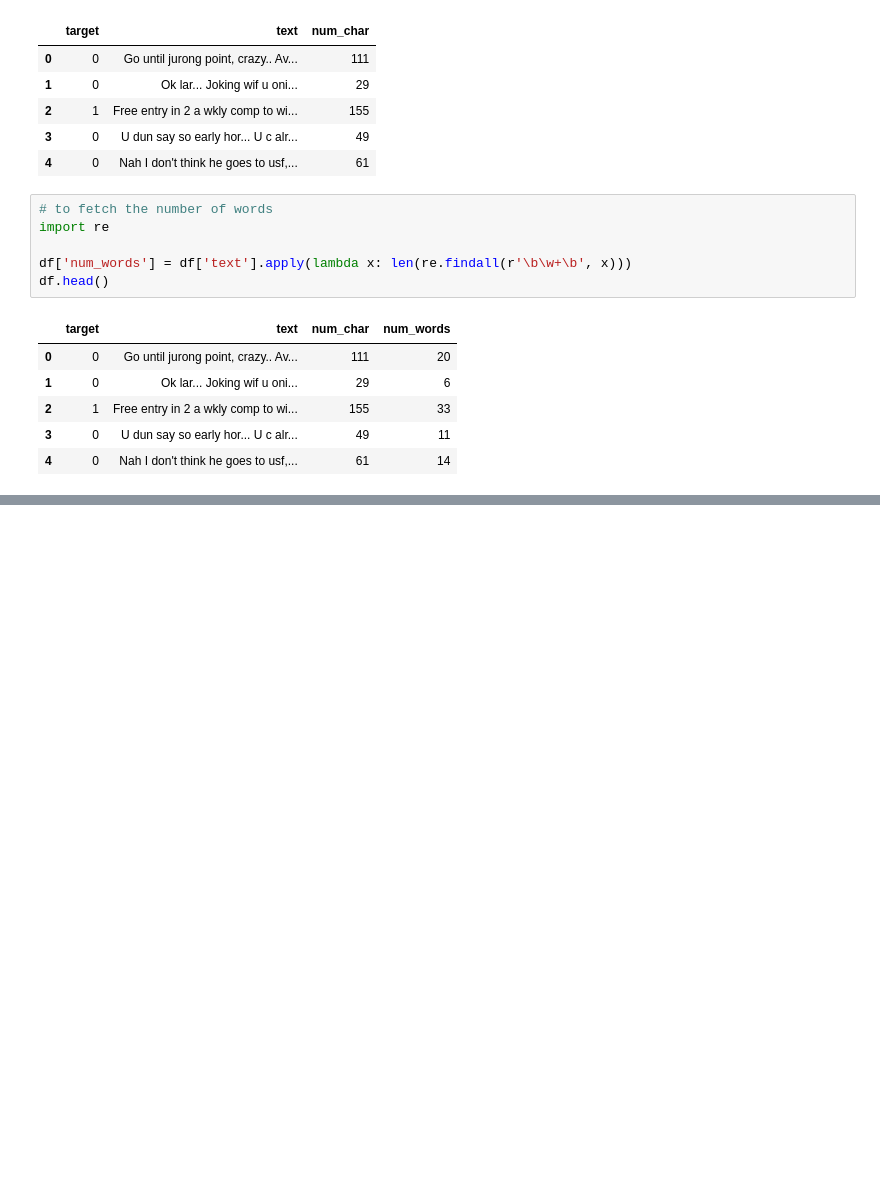
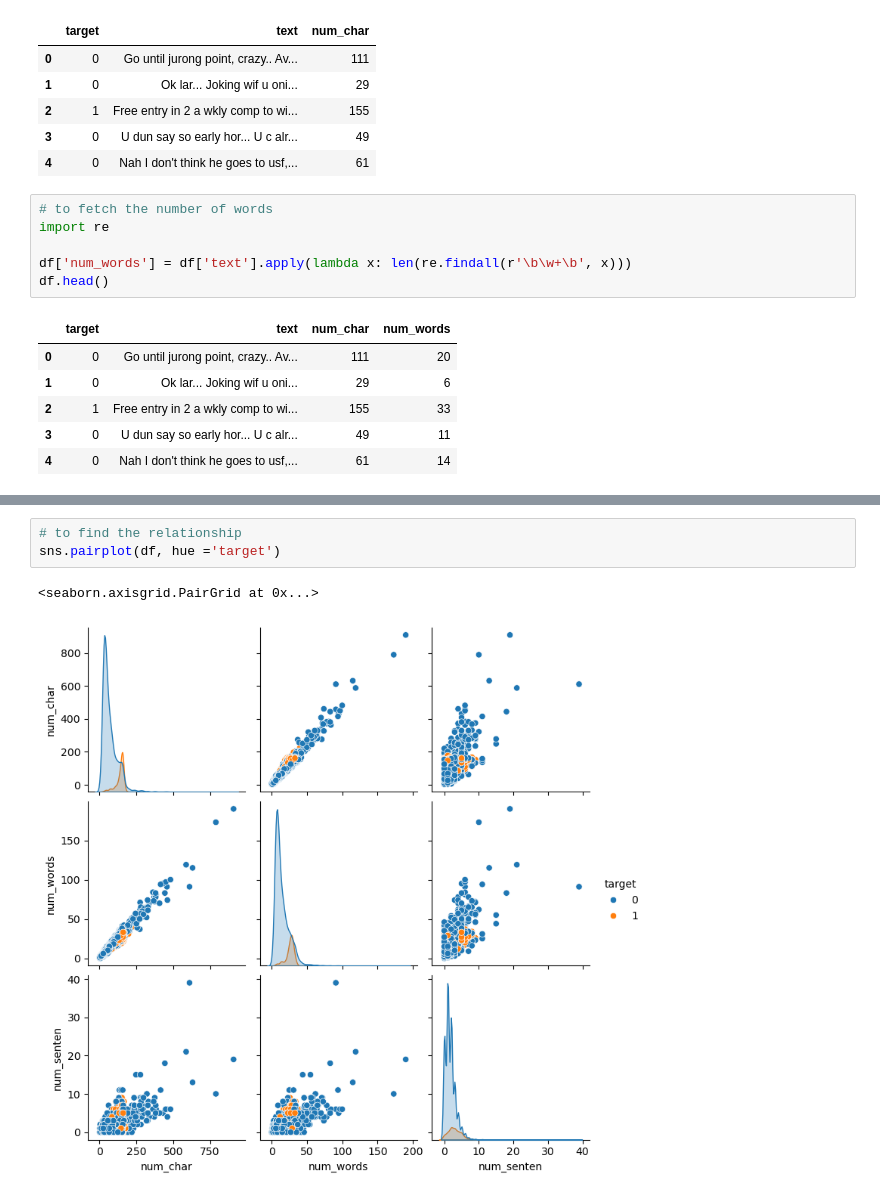
Before and after one commit to Vaibastro/ML_project, a Jupyter notebook: sms_spam-detection.ipynb, the cells around one changed output, grey strips where cells are left out. Drawn from its saved outputs; the diff is of its cells as text; blank space fills up the shorter version.

```diff
--- a/sms_spam-detection.ipynb
+++ b/sms_spam-detection.ipynb
@@ -122,0 +142,6 @@ df.head()
+# %%
+# to find the relationship
+sns.pairplot(df, hue ='target')
+# %% [output]
+<seaborn.axisgrid.PairGrid at 0x...>
+[figure, added]
```
Also changed, not shown: parts of 3 cells of this notebook.
